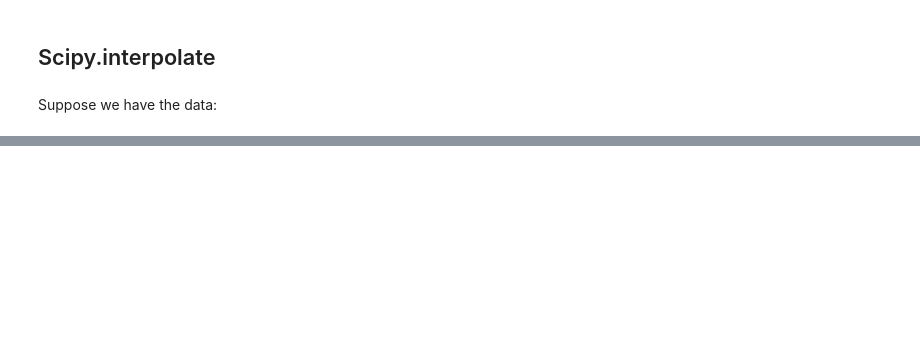
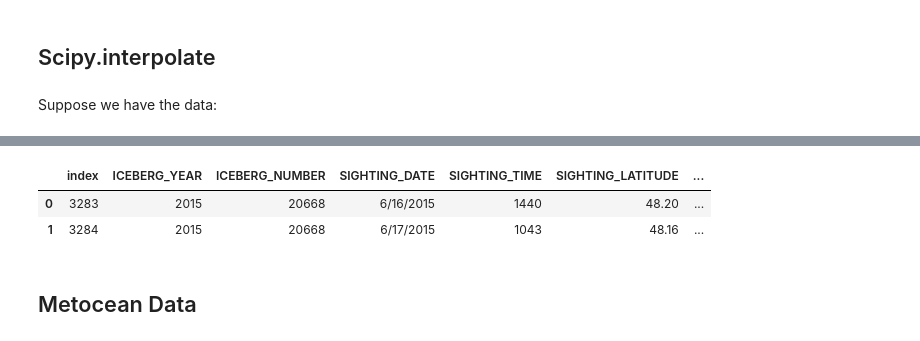
Before and after one commit to evankielley/IceDEF, a Jupyter notebook: notebooks/interpolation_test_case.ipynb, the cells around one changed output, grey strips where cells are left out. Saved outputs shown, nothing was run; the diff lists cells and outputs as text; code cells hidden in the pictures; blank space fills up the shorter version.

```diff
--- a/notebooks/interpolation_test_case.ipynb
+++ b/notebooks/interpolation_test_case.ipynb
@@ -110,0 +159,13 @@ get_interpolated_value(data3D, t0, dt, y0, dy, x0, dx, t_pt, y_pt, x_pt)
+# %%
+### User can change these variables (unless they begin with an underscore) ###
+
+drift_model = 'turnbull'  # must be 'turnbull' or 'wagner'
+ocean_model = 'ecmwf'  # must be 'ecmwf'
+atm_model = 'ecmwf'  # must be 'ecmwf'
+
+
+iip_season = 2015  # must be 2015 (more to come later)
+
+# Uncomment only one of the following
+_method = 'index'; iip_indices = range(3283, 3285)  # iip_indices must be int or range
+#_method = 'ID'; iip_ID = 20668  # iip_ID must be int
@@ -110,0 +188,9 @@ get_interpolated_value(data3D, t0, dt, y0, dy, x0, dx, t_pt, y_pt, x_pt)
+# %%
+if _method == 'index':
+    identifier = iip_indices
+elif _method == 'ID':
+    identifier = iip_ID
+else:
+    print("Invalid method specified. Please change _method to either 'index' or 'ID'")
+# %%
+iip_berg_df, iip_berg = iceberg.get_iip_iceberg(2015, _method, identifier)
@@ -110,0 +208,6 @@ get_interpolated_value(data3D, t0, dt, y0, dy, x0, dx, t_pt, y_pt, x_pt)
+# %%
+iip_berg_df
+# %% [output]
+|  | index | ICEBERG_YEAR | ICEBERG_NUMBER | SIGHTING_DATE | SIGHTING_TIME | SIGHTING_LATITUDE | ... |
+| 0 | 3283 | 2015 | 20668 | 6/16/2015 | 1440 | 48.20 | ... |
+| 1 | 3284 | 2015 | 20668 | 6/17/2015 | 1043 | 48.16 | ... |
@@ -110,0 +216,2 @@ get_interpolated_value(data3D, t0, dt, y0, dy, x0, dx, t_pt, y_pt, x_pt)
+# %% [markdown]
+## Metocean Data
```
Also changed, not shown: parts of 47 cells of this notebook.
